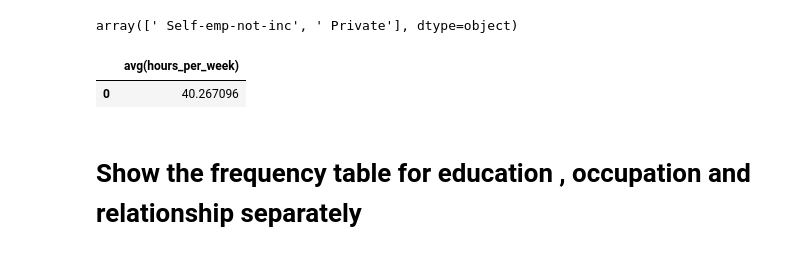
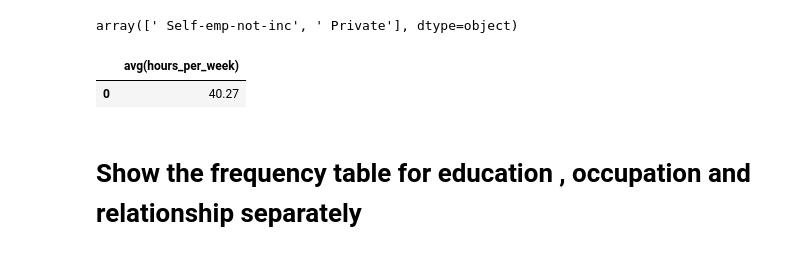
Before and after one commit to RancyChepchirchir/Assignments, a Jupyter notebook: 07.Assignment-SQL.ipynb, the cells around one changed output. Cells and saved outputs as stored; diff of their text form; code cells hidden in the pictures.

```diff
--- a/07.Assignment-SQL.ipynb
+++ b/07.Assignment-SQL.ipynb
@@ -105,11 +105,11 @@ array([' Self-emp-not-inc', ' Private'], dtype=object)
 # %%
 cur.execute("Select avg(hours_per_week) From sqladb Where workclass = ' Private'")
 df1 = pd.DataFrame(cur.fetchall())
 df1.columns = [x[0] for x in cur.description]
-df1.head()
+df1.head().round(2)  # here i round it to 2 decimal places since the number was too long
 # %% [output]
 |  | avg(hours_per_week) |
-| 0 | 40.267096 |
+| 0 | 40.27 |
 # %% [markdown]
 # <a id='7'>Show the frequency table for education , occupation and relationship separately<a/>
 # %% [markdown]
```
Also changed, not shown: parts of 29 cells of this notebook.
